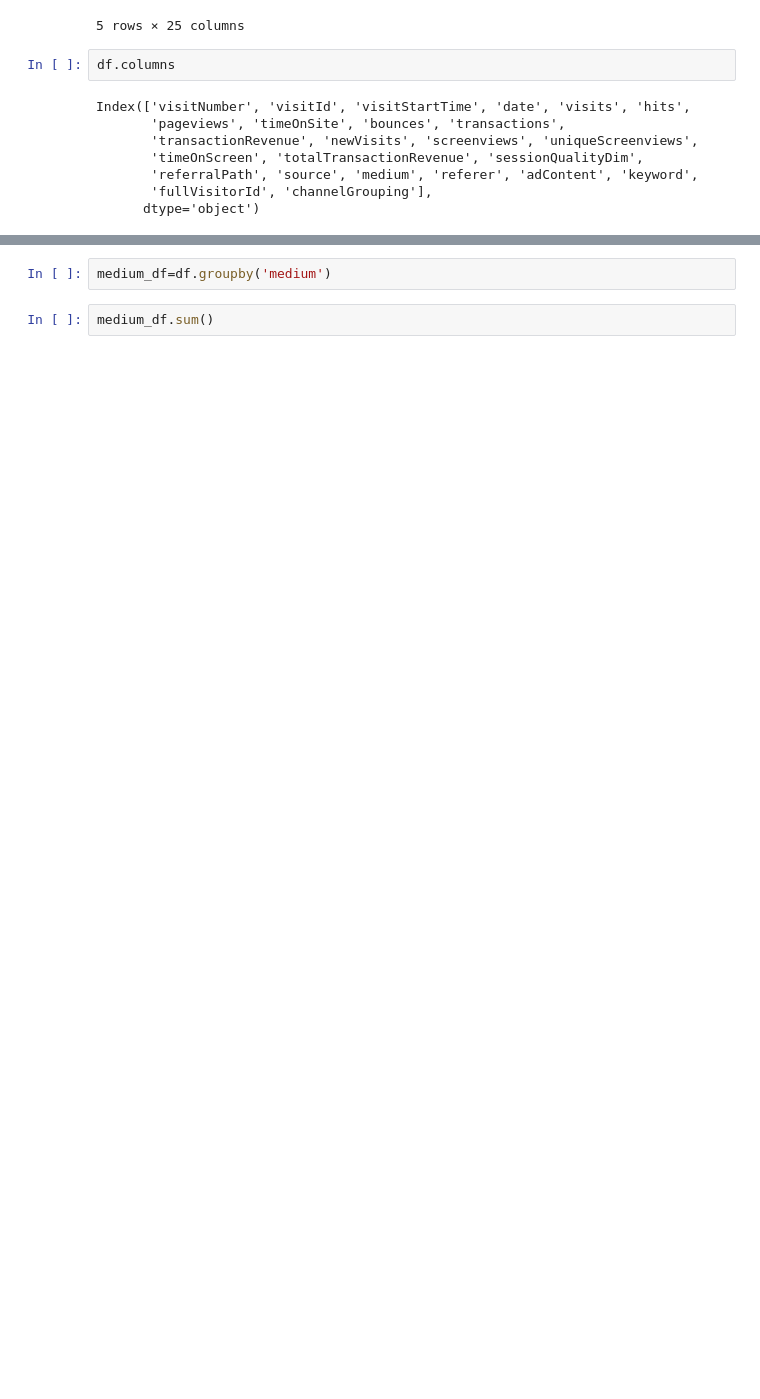
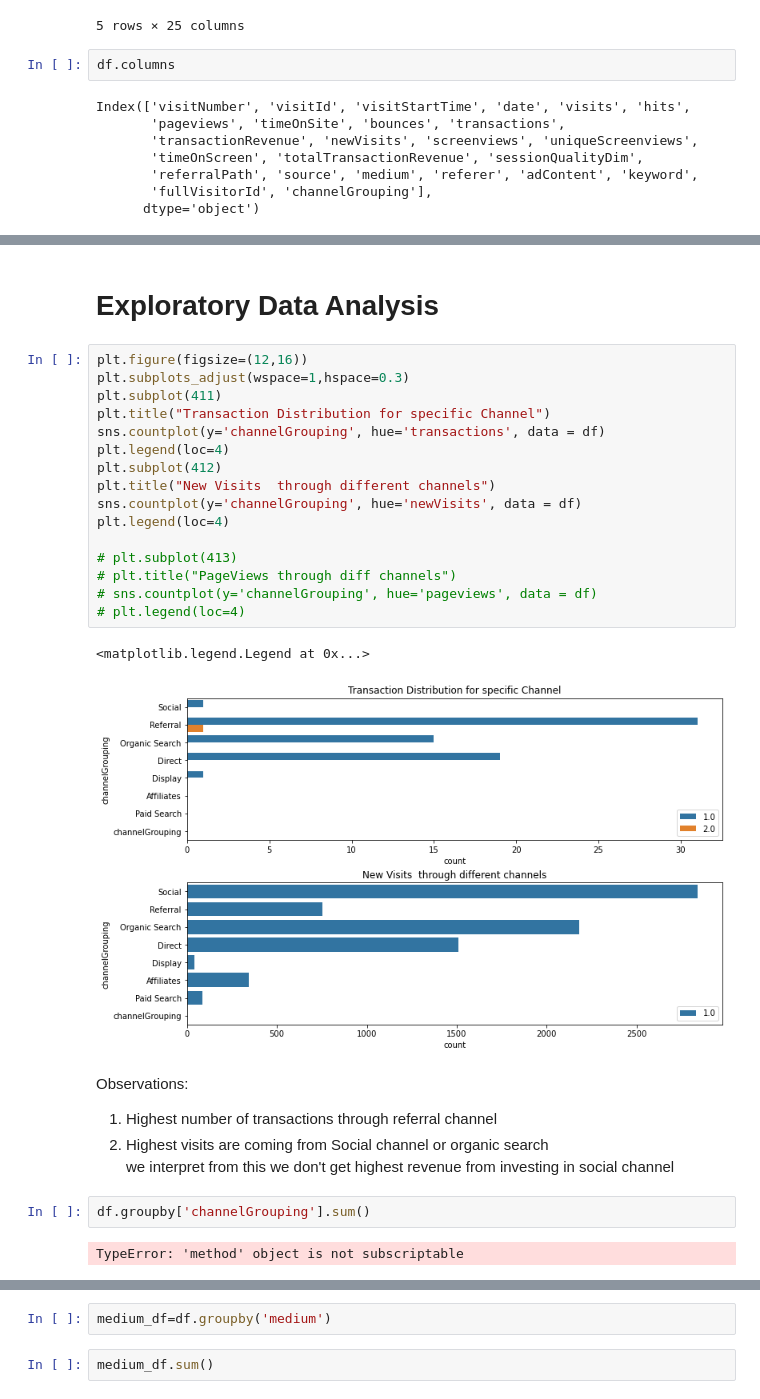
Before and after one commit to RashiSinghvi/Multichannel_Marketing_Attributes, a Jupyter notebook: multichannel_marketing_eda2.ipynb, the cells around one changed output, grey strips where cells are left out. Saved outputs shown, nothing was run; the diff lists cells and outputs as text; blank space fills up the shorter version.

```diff
--- a/multichannel_marketing_eda2.ipynb
+++ b/multichannel_marketing_eda2.ipynb
@@ -100,0 +132,30 @@ df.shape
+# %% [markdown]
+# Exploratory Data Analysis
+# %%
+plt.figure(figsize=(12,16))
+plt.subplots_adjust(wspace=1,hspace=0.3)
+plt.subplot(411)
+plt.title("Transaction Distribution for specific Channel")
+sns.countplot(y='channelGrouping', hue='transactions', data = df)
+plt.legend(loc=4)
+plt.subplot(412)
+plt.title("New Visits  through different channels")
+sns.countplot(y='channelGrouping', hue='newVisits', data = df)
+plt.legend(loc=4)
+
+# plt.subplot(413)
+# plt.title("PageViews through diff channels")
+# sns.countplot(y='channelGrouping', hue='pageviews', data = df)
+# plt.legend(loc=4)
+# %% [output]
+<matplotlib.legend.Legend at 0x...>
+[figure, added]
+# %% [markdown]
+Observations:
+1) Highest number of transactions through referral channel <br>
+2) Highest visits are coming from Social channel or organic search <br>
+we interpret from this we don't get highest revenue from investing in social channel
+# %%
+df.groupby['channelGrouping'].sum()
+# %% [output]
+TypeError: 'method' object is not subscriptable
```
Also changed, not shown: parts of 107 cells of this notebook.
